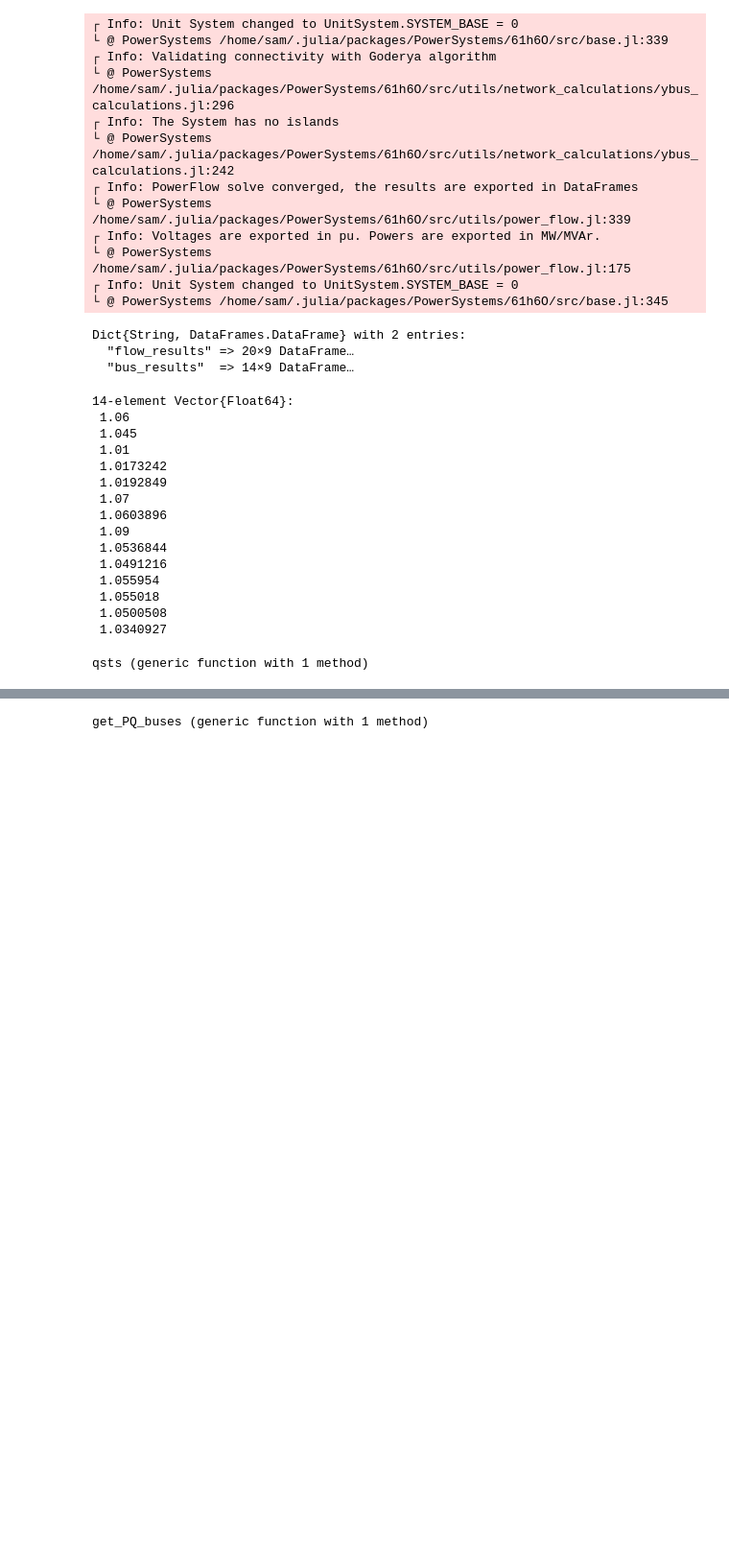
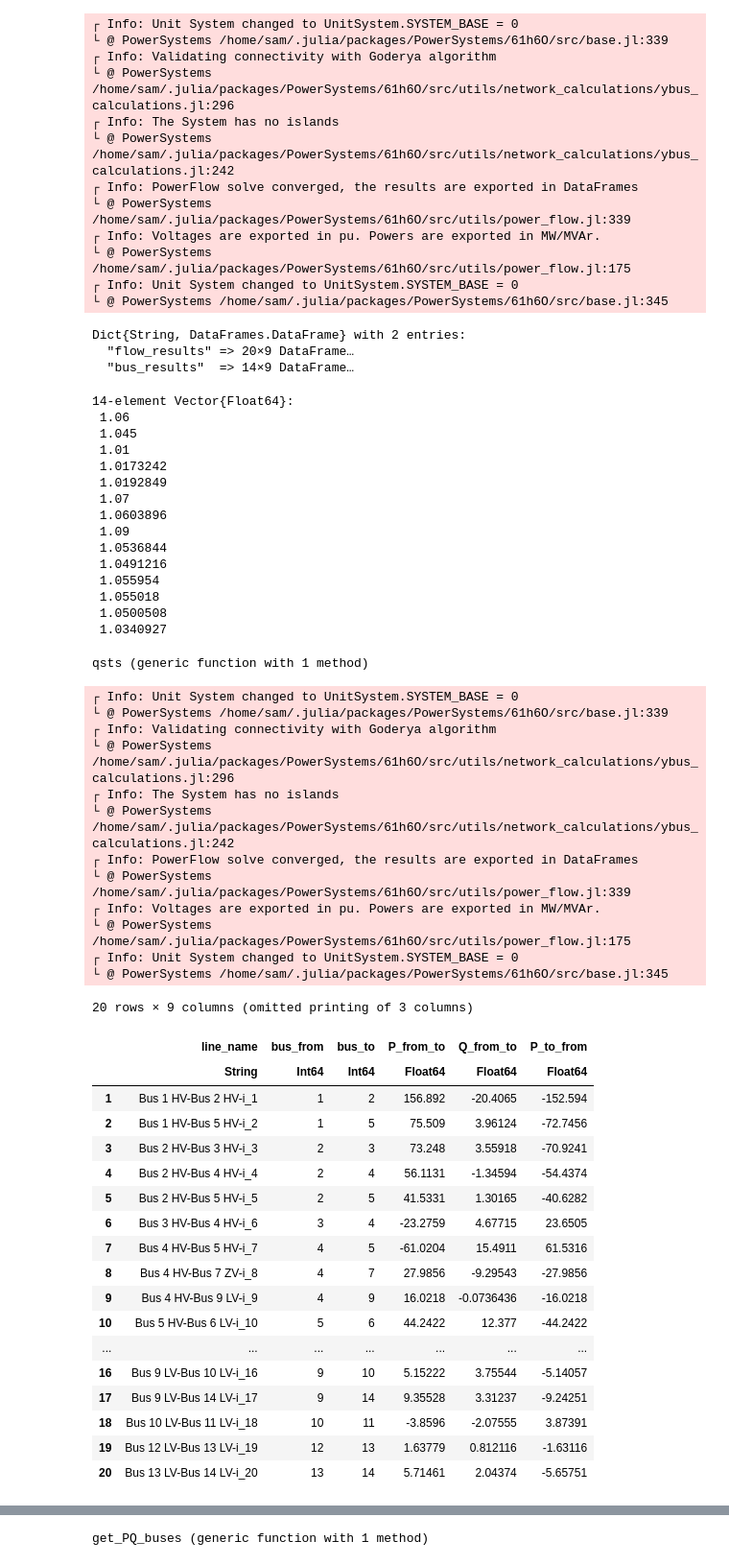
Before and after one commit to samtalki/PowerSensitivities.jl, a Jupyter notebook: src/GlobalSensitivtyExample.ipynb, the cells around one changed output, grey strips where cells are left out. Shown at 96% size. Saved outputs shown, nothing was run; the diff lists cells and outputs as text; code cells hidden in the pictures; blank space fills up the shorter version.

```diff
--- a/src/GlobalSensitivtyExample.ipynb
+++ b/src/GlobalSensitivtyExample.ipynb
@@ -348,3 +420,37 @@ results["bus_results"][!,"Vm"]
 # %%
 # %% [output]
 qsts (generic function with 1 method)
+# %%
+results = solve_powerflow(system_model)
+# %% [output]
+┌ Info: Unit System changed to UnitSystem.SYSTEM_BASE = 0
+└ @ PowerSystems /home/sam/.julia/packages/PowerSystems/61h6O/src/base.jl:339
+┌ Info: Validating connectivity with Goderya algorithm
+└ @ PowerSystems /home/sam/.julia/packages/PowerSystems/61h6O/src/utils/network_calculations/ybus_calculations.jl:296
+┌ Info: The System has no islands
+└ @ PowerSystems /home/sam/.julia/packages/PowerSystems/61h6O/src/utils/network_calculations/ybus_calculations.jl:242
+┌ Info: PowerFlow solve converged, the results are exported in DataFrames
+└ @ PowerSystems /home/sam/.julia/packages/PowerSystems/61h6O/src/utils/power_flow.jl:339
+┌ Info: Voltages are exported in pu. Powers are exported in MW/MVAr.
+└ @ PowerSystems /home/sam/.julia/packages/PowerSystems/61h6O/src/utils/power_flow.jl:175
+┌ Info: Unit System changed to UnitSystem.SYSTEM_BASE = 0
+└ @ PowerSystems /home/sam/.julia/packages/PowerSystems/61h6O/src/base.jl:345
+20 rows × 9 columns (omitted printing of 3 columns)
+|  | line_name | bus_from | bus_to | P_from_to | Q_from_to | P_to_from |
+|  | String | Int64 | Int64 | Float64 | Float64 | Float64 |
+| 1 | Bus 1 HV-Bus 2 HV-i_1 | 1 | 2 | 156.892 | -20.4065 | -152.594 |
+| 2 | Bus 1 HV-Bus 5 HV-i_2 | 1 | 5 | 75.509 | 3.96124 | -72.7456 |
+| 3 | Bus 2 HV-Bus 3 HV-i_3 | 2 | 3 | 73.248 | 3.55918 | -70.9241 |
+| 4 | Bus 2 HV-Bus 4 HV-i_4 | 2 | 4 | 56.1131 | -1.34594 | -54.4374 |
+| 5 | Bus 2 HV-Bus 5 HV-i_5 | 2 | 5 | 41.5331 | 1.30165 | -40.6282 |
+| 6 | Bus 3 HV-Bus 4 HV-i_6 | 3 | 4 | -23.2759 | 4.67715 | 23.6505 |
+| 7 | Bus 4 HV-Bus 5 HV-i_7 | 4 | 5 | -61.0204 | 15.4911 | 61.5316 |
+| 8 | Bus 4 HV-Bus 7 ZV-i_8 | 4 | 7 | 27.9856 | -9.29543 | -27.9856 |
+| 9 | Bus 4 HV-Bus 9 LV-i_9 | 4 | 9 | 16.0218 | -0.0736436 | -16.0218 |
+| 10 | Bus 5 HV-Bus 6 LV-i_10 | 5 | 6 | 44.2422 | 12.377 | -44.2422 |
+| ... | ... | ... | ... | ... | ... | ... |
+| 16 | Bus 9 LV-Bus 10 LV-i_16 | 9 | 10 | 5.15222 | 3.75544 | -5.14057 |
+| 17 | Bus 9 LV-Bus 14 LV-i_17 | 9 | 14 | 9.35528 | 3.31237 | -9.24251 |
+| 18 | Bus 10 LV-Bus 11 LV-i_18 | 10 | 11 | -3.8596 | -2.07555 | 3.87391 |
+| 19 | Bus 12 LV-Bus 13 LV-i_19 | 12 | 13 | 1.63779 | 0.812116 | -1.63116 |
+| 20 | Bus 13 LV-Bus 14 LV-i_20 | 13 | 14 | 5.71461 | 2.04374 | -5.65751 |
```
Also changed, not shown: parts of 6 cells of this notebook, 3 other files.
